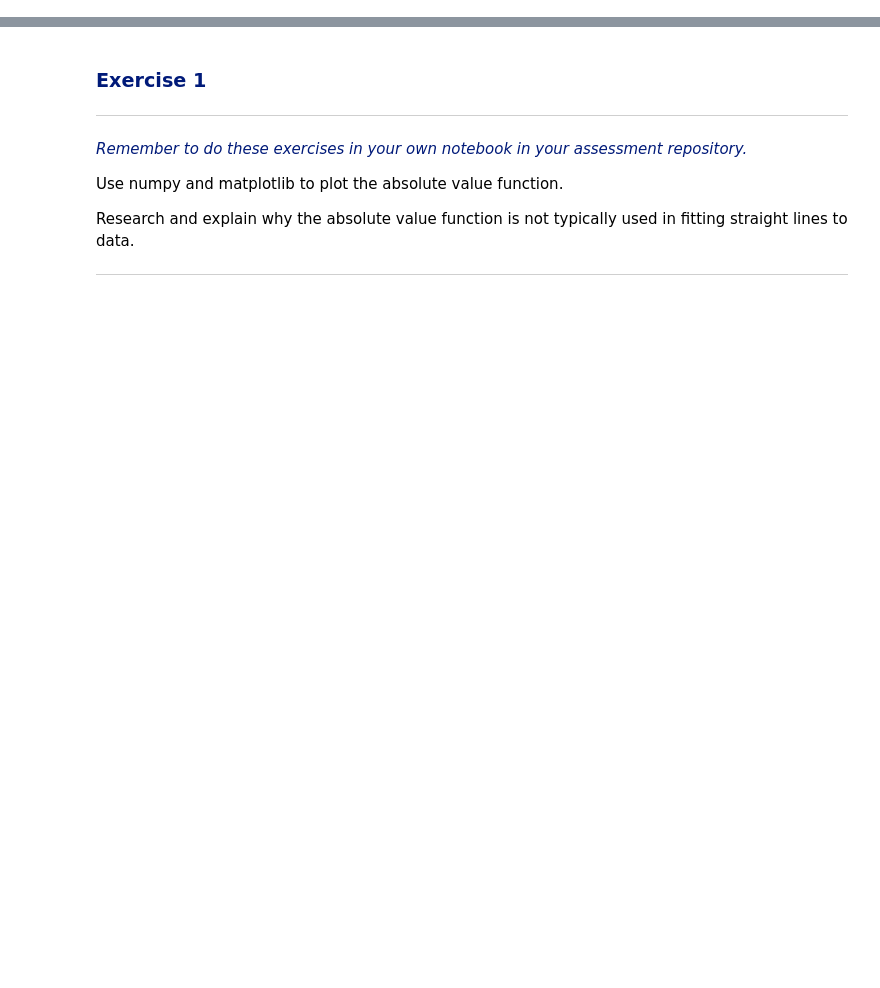
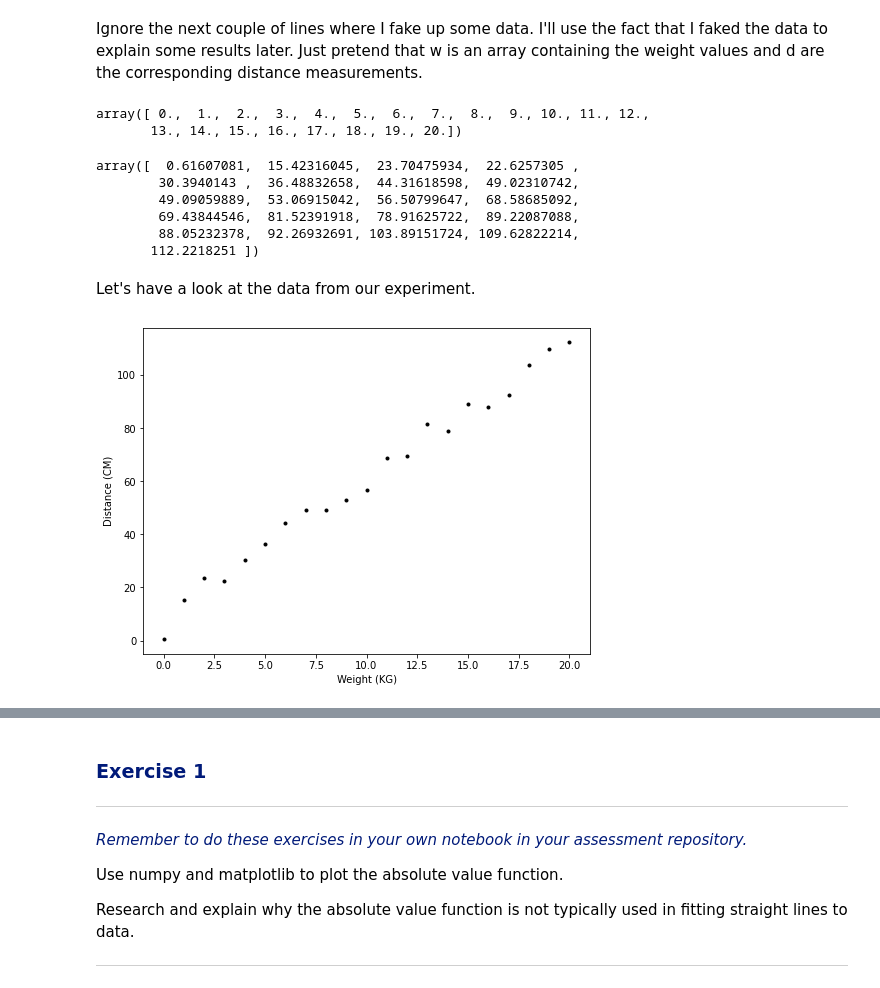
Before and after one commit to Lonabean98/Machine-Learning-and-Statistics-Winter-22-23, a Jupyter notebook: Practicals/02-models-exercises.ipynb, the cells around one changed output, grey strips where cells are left out. Cells and saved outputs as stored; diff of their text form; code cells hidden in the pictures; blank space fills up the shorter version.

```diff
--- a/Practicals/02-models-exercises.ipynb
+++ b/Practicals/02-models-exercises.ipynb
@@ -0,0 +94,45 @@
+# %%
+# numpy efficiently deals with numerical multi-dimensional arrays.
+import numpy as np
+
+# matplotlib is a plotting library, and pyplot is its easy-to-use module.
+import matplotlib.pyplot as plt
+
+# This just sets the default plot size to be bigger.
+plt.rcParams['figure.figsize'] = (8, 6)
+# %% [markdown]
+Ignore the next couple of lines where I fake up some data. I'll use the fact that I faked the data to explain some results later. Just pretend that w is an array containing the weight values and d are the corresponding distance measurements.
+# %%
+w = np.arange(0.0, 21.0, 1.0)
+d = 5.0 * w + 10.0 + np.random.normal(0.0, 5.0, w.size)
+# %%
+# Let's have a look at w.
+w
+# %% [output]
+array([ 0.,  1.,  2.,  3.,  4.,  5.,  6.,  7.,  8.,  9., 10., 11., 12.,
+       13., 14., 15., 16., 17., 18., 19., 20.])
+# %%
+# Let's have a look at d.
+d
+# %% [output]
+array([  0.61607081,  15.42316045,  23.70475934,  22.6257305 ,
+        30.3940143 ,  36.48832658,  44.31618598,  49.02310742,
+        49.09059889,  53.06915042,  56.50799647,  68.58685092,
+        69.43844546,  81.52391918,  78.91625722,  89.22087088,
+        88.05232378,  92.26932691, 103.89151724, 109.62822214,
+       112.2218251 ])
+# %% [markdown]
+Let's have a look at the data from our experiment.
+# %%
+# Create the plot.
+
+plt.plot(w, d, 'k.')
+
+# Set some properties for the plot.
+plt.xlabel('Weight (KG)')
+plt.ylabel('Distance (CM)')
+
+# Show the plot.
+plt.show()
+# %% [output]
+[figure, added]
```
Also changed, not shown: parts of 78 cells of this notebook, 7 other files.
